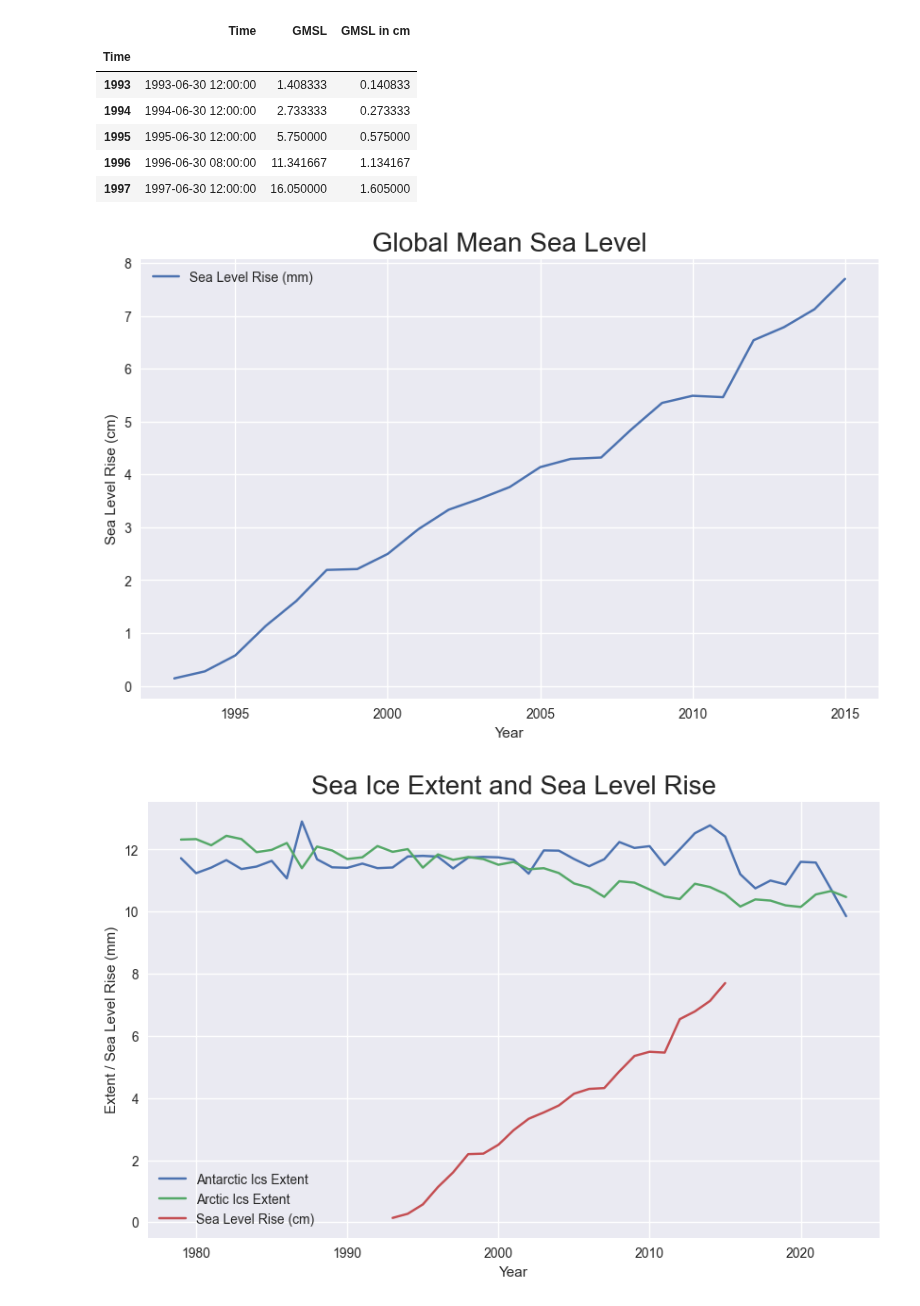
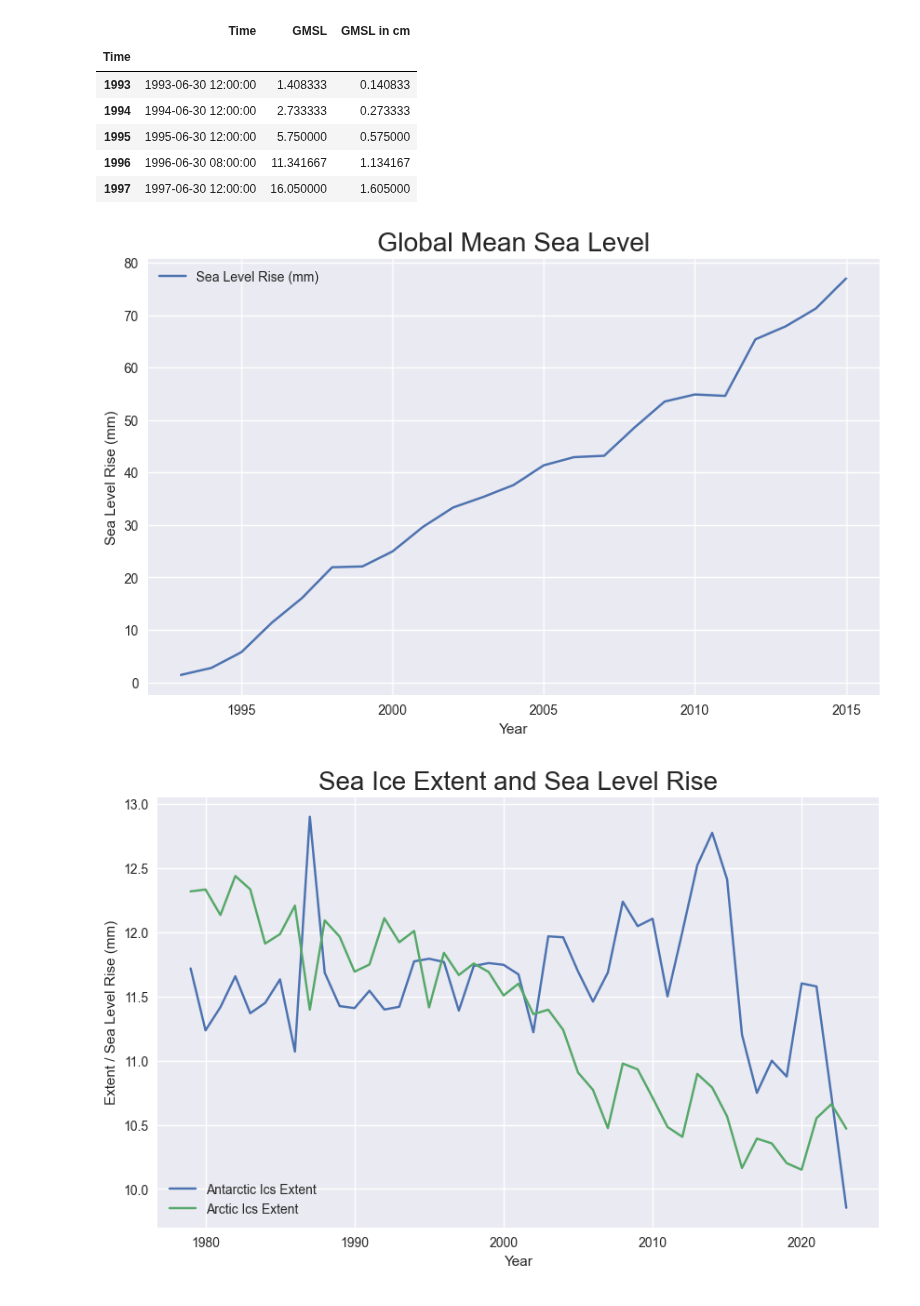
Before and after one commit to dilancroos/ice_extent, a Jupyter notebook: sea_ice.ipynb, the cells around one changed output. Saved outputs shown, nothing was run; the diff lists cells and outputs as text; code cells hidden in the pictures.

```diff
--- a/sea_ice.ipynb
+++ b/sea_ice.ipynb
@@ -504,27 +520,27 @@ sea_level_grouped.head()
 
 plt.style.use('seaborn-v0_8')
 plt.figure(figsize=(10,6))
-plt.plot(sea_level_grouped['GMSL in cm'], label='Sea Level Rise (mm)')
+plt.plot(sea_level_grouped['GMSL'], label='Sea Level Rise (mm)')
 plt.xlabel('Year')
-plt.ylabel('Sea Level Rise (cm)')
+plt.ylabel('Sea Level Rise (mm)')
 plt.title('Global Mean Sea Level', fontsize=20)
 plt.legend()
 plt.show()
 # %% [output]
-[figure, old version]
+[figure, new version]
 # %%
 # Plot the Arctic and Antarctic ice extent and the global mean sea level in one plot
 
 # plot the data
 plt.style.use('seaborn-v0_8')
 plt.figure(figsize=(10,6))
 plt.plot(s_seaice_grouped['Extent'], label='Antarctic Ics Extent')
 plt.plot(n_seaice_grouped['Extent'], label='Arctic Ics Extent')
-plt.plot(sea_level_grouped['GMSL in cm'], label='Sea Level Rise (cm)')
+# plt.plot(sea_level_grouped['GMSL in cm'], label='Sea Level Rise (cm)')
 plt.xlabel('Year')
 plt.ylabel('Extent / Sea Level Rise (mm)')
 plt.title('Sea Ice Extent and Sea Level Rise', fontsize=20)
 plt.legend()
 plt.show()
 # %% [output]
-[figure, old version]
+[figure, new version]
```
Also changed, not shown: parts of 12 cells of this notebook, 1 other file.
